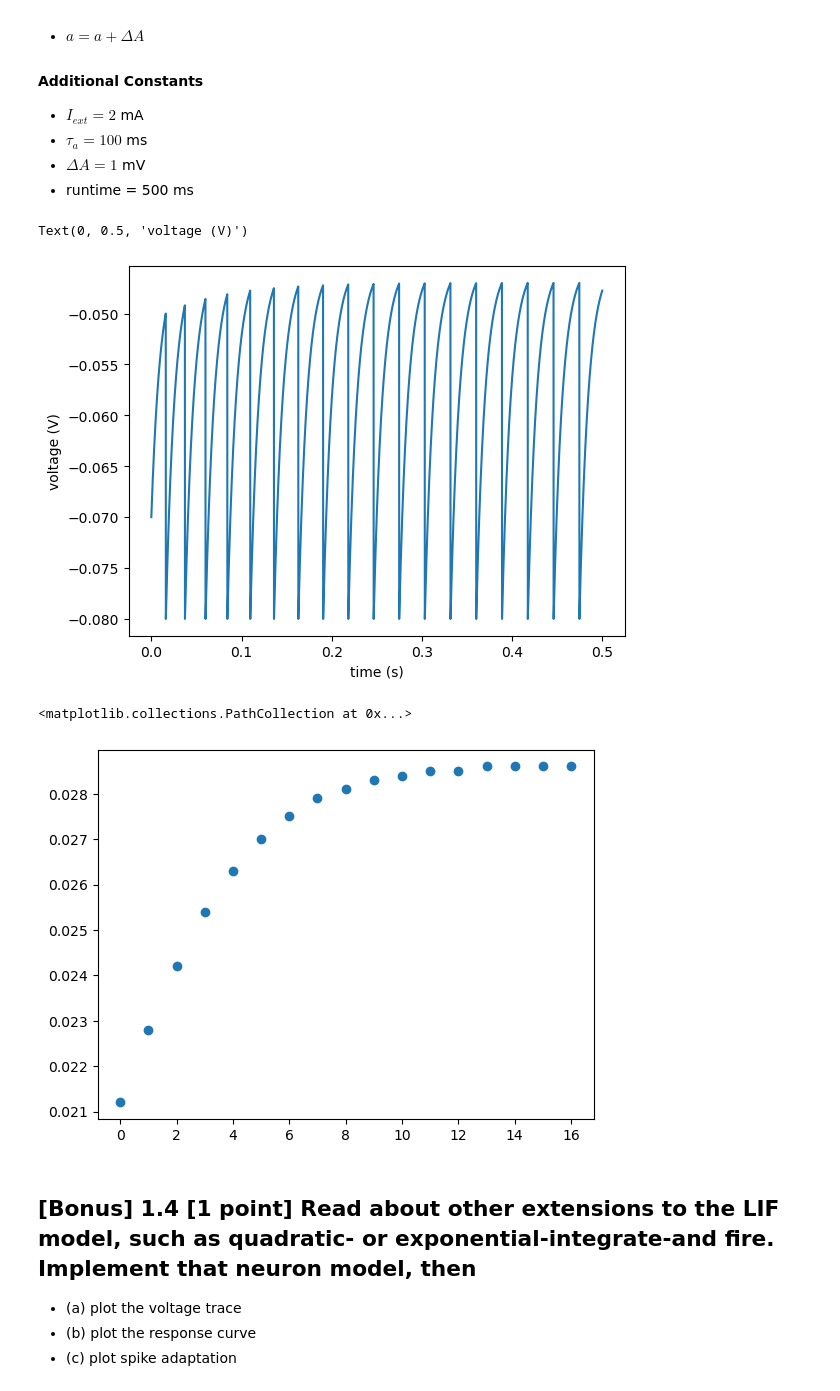
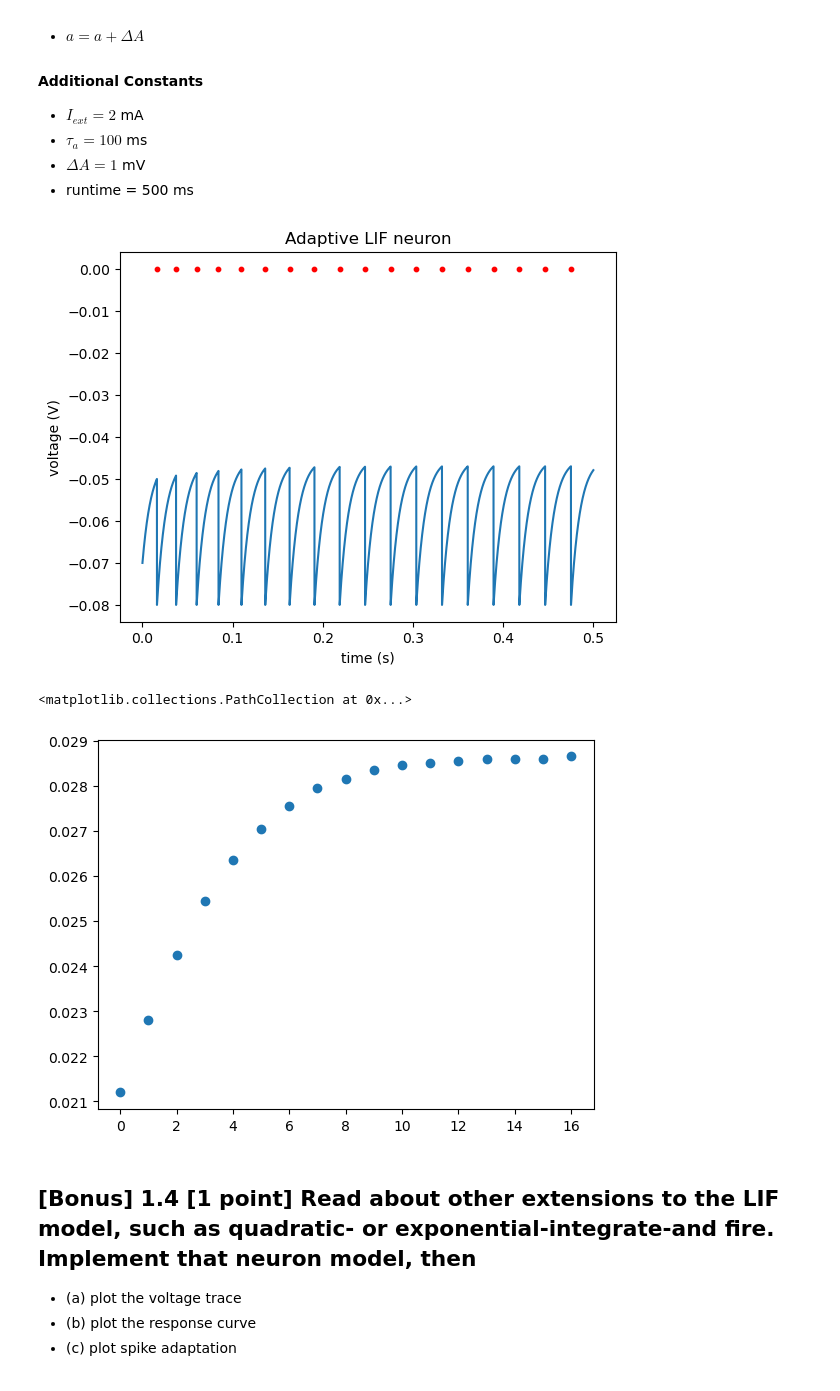
Before and after one commit to kateharvey/SYDE552, a Jupyter notebook: syde552-assignment1.ipynb, the cells around one changed output. Drawn from its saved outputs; the diff is of its cells as text; code cells hidden in the pictures.

```diff
--- a/syde552-assignment1.ipynb
+++ b/syde552-assignment1.ipynb
@@ -189,18 +189,18 @@ if $V>V_{thr}$:
 start_scope()
 
 # define constants as above:
-r = 10*ohm
-c = 1*mfarad
+R = 10*ohm
+C = 1*mfarad
 tau_ref = 2*ms
-e_leak = -65*mV
+E_leak = -65*mV
 v_thresh = -50*mV
 v_reset = -80*mV
-i_ext = 2*mA
+I_ext = 2*mA
 # %%
 start_scope()
 
 # define LIF neuron equations:
-eqn = '''dv/dt = (-1/(r*c))*(v - e_leak) + i_ext/c : volt'''
+eqn = '''dv/dt = (-1/(R*C))*(v - E_leak) + I_ext/C : volt'''
 threshold = '''v > v_thresh'''
 reset = '''v = v_reset'''
 refractory = '''tau_ref'''
@@ -223,0 +214,16 @@ plt.show()
+# %%
+# function for plotting:
+def plot_voltage_trace(probe, title, xlabel='time (s)', ylabel='voltage (V)', legend=None, spikes=None, plot_threshold=False, v_thresh=None):
+    fig, ax = plt.subplots()
+    ax.plot(probe.t, probe.v[0])
+
+    # some plotting options:
+    if spikes is not None: ax.scatter(spikes.t, np.zeros((spikes.t.shape)), s=10, color='r')
+    if plot_threshold: ax.plot(probe.t, np.ones((probe.t.shape))*v_thresh)
+    if legend is not None: ax.legend(legend)
+
+    ax.set(xlabel=xlabel, ylabel=ylabel)
+    ax.set_title(title)
+
+    plt.show()
+    return
@@ -330,12 +342,9 @@ def adaptive_LIF_response(I, R, C, tau_ref=2*ms, e_leak=-65*mV, v_thresh=-50*mV,
 p_adaptive, spikes_adaptive = adaptive_LIF_response(2*mA, 10*ohm, 1*mfarad, tau_a=100*ms)
 # %%
 # plot of adaptive neuron voltage over time:
-plt.plot(p_adaptive.t, p_adaptive.v[0])
-plt.xlabel('time (s)')
-plt.ylabel('voltage (V)')
+plot_voltage_trace(p_adaptive, spikes=spikes_adaptive, title='Adaptive LIF neuron')
 # %% [output]
-Text(0, 0.5, 'voltage (V)')
-[figure, old version]
+[figure, new version]
 # %%
 # plot inter-spike interval:
 spike_number = np.arange(0, len(spikes_adaptive.t)-1, 1)
@@ -343,7 +352,7 @@ isi = np.diff(spikes_adaptive.t)
 plt.scatter(spike_number, isi)
 # %% [output]
 <matplotlib.collections.PathCollection at 0x...>
-[figure, old version]
+[figure, new version]
 # %% [markdown]
 ## [Bonus] 1.4 [1 point] Read about other extensions to the LIF model, such as quadratic- or exponential-integrate-and fire. Implement that neuron model, then
  - (a) plot the voltage trace
```
Also changed, not shown: parts of 19 cells of this notebook.
